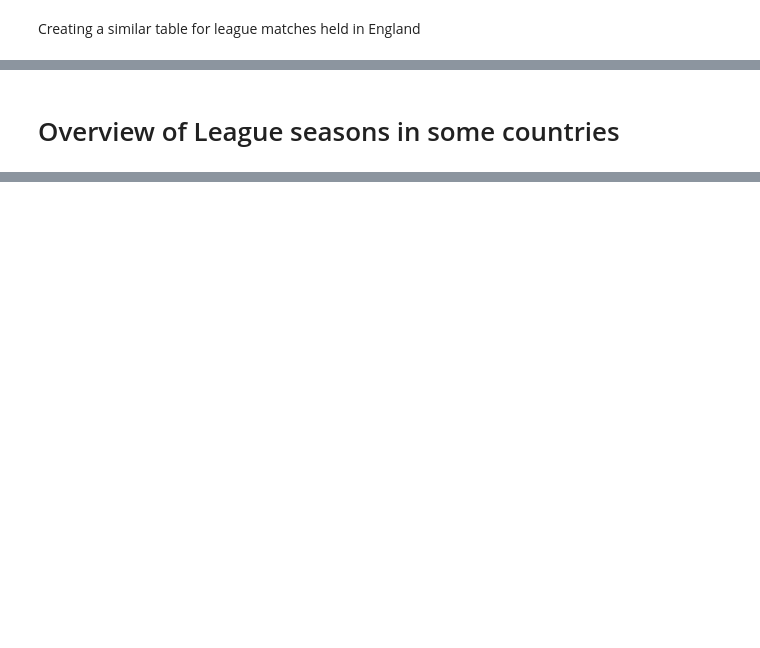
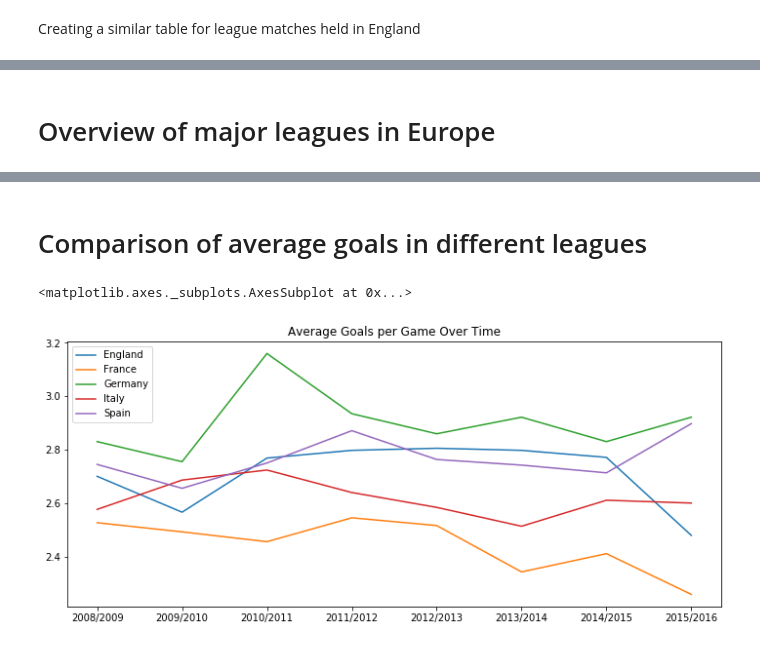
Before and after one commit to crypticrk/European-Soccer-Analysis-using-SQL, a Jupyter notebook: European Soccer Analysis using SQL.ipynb, the cells around one changed output, grey strips where cells are left out. Drawn from its saved outputs; the diff is of its cells as text; code cells hidden in the pictures; blank space fills up the shorter version.

```diff
--- a/European Soccer Analysis using SQL.ipynb
+++ b/European Soccer Analysis using SQL.ipynb
@@ -184,7 +184,7 @@ detailed_matches_1
 | 8 | 1733 | England | England Premier League | 2008/2009 | 1 | 2008-08-17 00:00:00 | Aston Villa | Manchester City | 4 | ... |
 | 9 | 1738 | England | England Premier League | 2008/2009 | 1 | 2008-08-17 00:00:00 | Chelsea | Portsmouth | 4 | ... |
 # %% [markdown]
-# Overview of League seasons in some countries
+# Overview of major leagues in Europe
 # %%
 leagues_by_season = pd.read_sql("""SELECT Country.name AS country_name,
                                         League.name AS league_name,
@@ -226,3 +226,18 @@ leagues_by_season
 | 37 | Spain | Spain LIGA BBVA | 2010/2011 | 38 | 20 | 1.636842 | ... |
 | 38 | Spain | Spain LIGA BBVA | 2009/2010 | 38 | 20 | 1.600000 | ... |
 | 39 | Spain | Spain LIGA BBVA | 2008/2009 | 38 | 20 | 1.660526 | ... |
+# %% [markdown]
+# Comparison of average goals in different leagues
+# %%
+df = pd.DataFrame(index=np.sort(leages_by_season['season'].unique()), columns=leages_by_season['country_name'].unique())
+
+df.loc[:,'Germany'] = list(leages_by_season.loc[leages_by_season['country_name']=='Germany','avg_goals'])
+df.loc[:,'Spain']   = list(leages_by_season.loc[leages_by_season['country_name']=='Spain','avg_goals'])
+df.loc[:,'France']   = list(leages_by_season.loc[leages_by_season['country_name']=='France','avg_goals'])
+df.loc[:,'Italy']   = list(leages_by_season.loc[leages_by_season['country_name']=='Italy','avg_goals'])
+df.loc[:,'England']   = list(leages_by_season.loc[leages_by_season['country_name']=='England','avg_goals'])
+# %%
+df.plot(figsize=(12,5),title='Average Goals per Game Over Time')
+# %% [output]
+<matplotlib.axes._subplots.AxesSubplot at 0x...>
+[figure, added]
```
Also changed, not shown: parts of 1 cell of this notebook.
